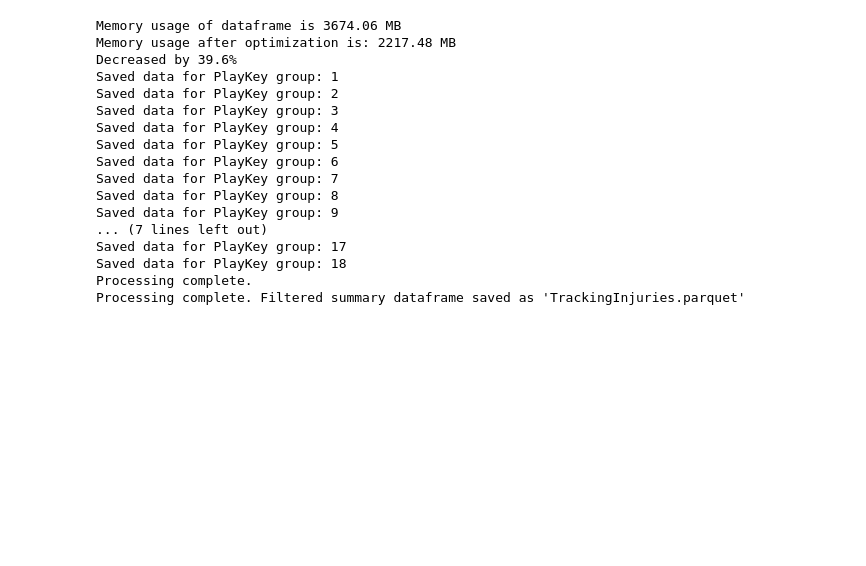
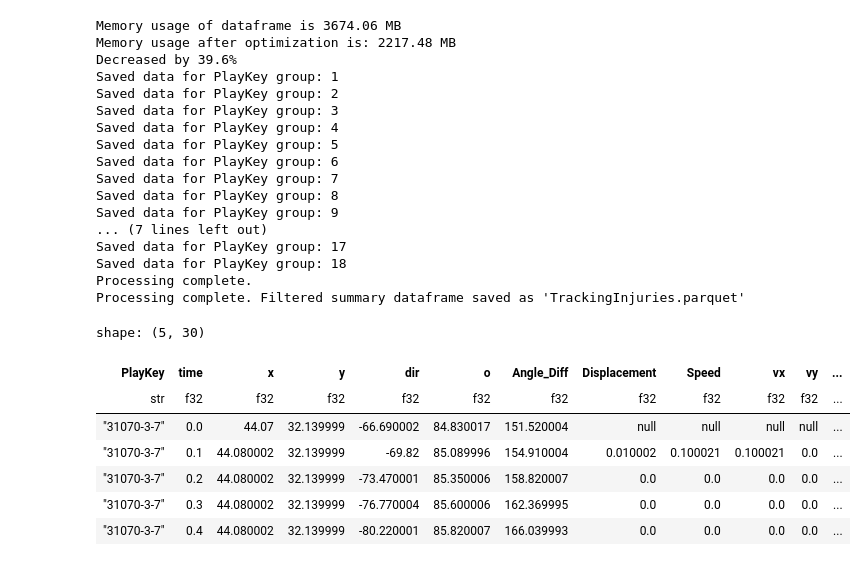
Before and after one commit to FreshOats/NFL_Data_Science, a Jupyter notebook: ET/Debugging_concussions.ipynb, the cells around one changed output. Saved outputs shown, nothing was run; the diff lists cells and outputs as text; code cells hidden in the pictures; blank space fills up the shorter version.

```diff
--- a/ET/Debugging_concussions.ipynb
+++ b/ET/Debugging_concussions.ipynb
@@ -1314,3 +1223,19 @@ Saved data for PlayKey group: 17
 Saved data for PlayKey group: 18
 Processing complete.
 Processing complete. Filtered summary dataframe saved as 'TrackingInjuries.parquet'
+# %%
+import polars as pl
+
+injury_tracking = pl.read_parquet(injury_tracking_output_path)
+concussion_tracking = pl.read_parquet(concussion_tracking_output_path)
+# %%
+injury_tracking.head()
+# %% [output]
+shape: (5, 30)
+| PlayKey | time | x | y | dir | o | Angle_Diff | Displacement | Speed | vx | vy | ... |
+| str | f32 | f32 | f32 | f32 | f32 | f32 | f32 | f32 | f32 | f32 | ... |
+| "31070-3-7" | 0.0 | 44.07 | 32.139999 | -66.690002 | 84.830017 | 151.520004 | null | null | null | null | ... |
+| "31070-3-7" | 0.1 | 44.080002 | 32.139999 | -69.82 | 85.089996 | 154.910004 | 0.010002 | 0.100021 | 0.100021 | 0.0 | ... |
+| "31070-3-7" | 0.2 | 44.080002 | 32.139999 | -73.470001 | 85.350006 | 158.820007 | 0.0 | 0.0 | 0.0 | 0.0 | ... |
+| "31070-3-7" | 0.3 | 44.080002 | 32.139999 | -76.770004 | 85.600006 | 162.369995 | 0.0 | 0.0 | 0.0 | 0.0 | ... |
+| "31070-3-7" | 0.4 | 44.080002 | 32.139999 | -80.220001 | 85.820007 | 166.039993 | 0.0 | 0.0 | 0.0 | 0.0 | ... |
```
Also changed, not shown: parts of 13 cells of this notebook, 1 other file.
